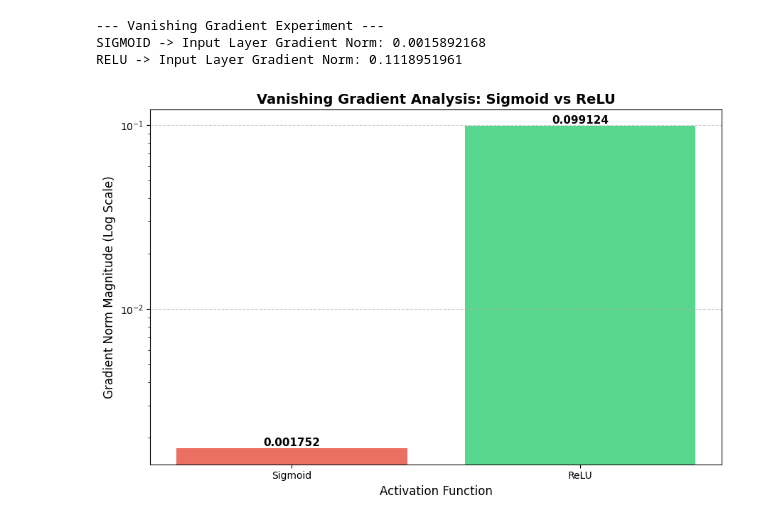
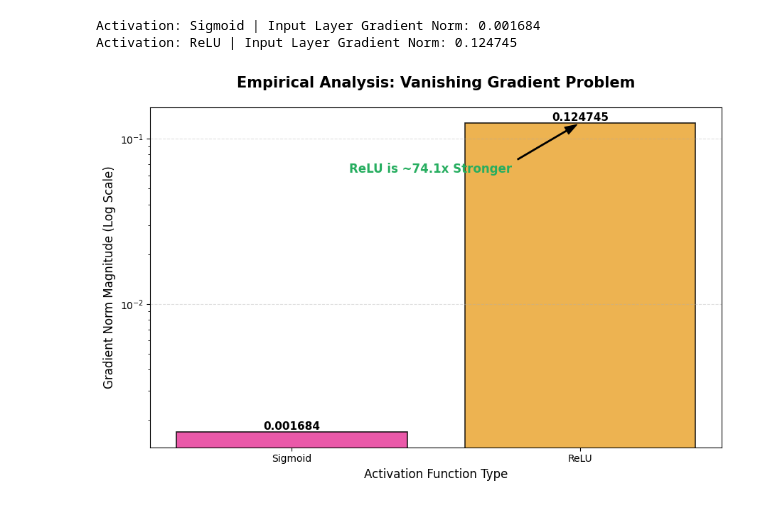
Before and after one commit to Bavsimus/dlwp-sonic, a Jupyter notebook: main_notebook.ipynb, the cells around one changed output. Saved outputs shown, nothing was run; the diff lists cells and outputs as text; code cells hidden in the pictures.

Commit message:
feat: finalize main architecture and empirical gradient analysis proof

```diff
--- a/main_notebook.ipynb
+++ b/main_notebook.ipynb
@@ -46 +19,20 @@ We use different activation functions and regularization techniques to compare r
+# %%
+transform = transforms.Compose([
+    transforms.ToTensor(),
+    transforms.Normalize((0.5,), (0.5,))
+])
+
+# Loading FashionMNIST
+full_train_dataset = datasets.FashionMNIST(root='./data', train=True, download=True, transform=transform)
+test_dataset = datasets.FashionMNIST(root='./data', train=False, download=True, transform=transform)
+
+# 80/20 Validation Split
+num_train = len(full_train_dataset)
+indices = list(range(num_train))
+split = int(np.floor(0.2 * num_train))
+
+train_idx, val_idx = indices[split:], indices[:split]
+train_loader = DataLoader(full_train_dataset, batch_size=64, sampler=torch.utils.data.SubsetRandomSampler(train_idx))
+val_loader = DataLoader(full_train_dataset, batch_size=64, sampler=torch.utils.data.SubsetRandomSampler(val_idx))
+test_loader = DataLoader(test_dataset, batch_size=64, shuffle=False)
 # %%
@@ -72,54 +57,63 @@ class DeepMLP(nn.Module):
 # %%
-# Function to measure gradient magnitude at the input layer
-def analyze_gradient_flow(activation_name, activation_fn):
-    # Initialize model with the specific activation function
+def check_gradient_norm(activation_type, activation_fn):
     model = DeepMLP(activation_fn).to(device)
     criterion = nn.CrossEntropyLoss()
 
-    # Fetch a single mini-batch from the training set
+    # Get a single batch
     images, labels = next(iter(train_loader))
     images, labels = images.to(device), labels.to(device)
 
-    # Perform Forward and Backward Pass (Backpropagation)
+    # Forward pass
     outputs = model(images)
     loss = criterion(outputs, labels)
+
+    # Backward pass
+    model.zero_grad()
     loss.backward()
 
-    # Extract gradient norm of the first layer (furthest from the output)
-    grad_norm = model.layers[0].weight.grad.norm().item()
-    print(f"{activation_name.upper()} -> Input Layer Gradient Norm: {grad_norm:.10f}")
+    # Access the first layer's gradient norm
+    first_layer_grad = model.layers[1].weight.grad.norm().item()
+    print(f"Activation: {activation_type} | Input Layer Gradient Norm: {first_layer_grad:.6f}")
+    return first_layer_grad
 
-print("--- Vanishing Gradient Experiment ---")
-analyze_gradient_flow("sigmoid", nn.Sigmoid())
-analyze_gradient_flow("relu", nn.ReLU())
+# Running the experiment
+sig_grad = check_gradient_norm("Sigmoid", nn.Sigmoid())
+relu_grad = check_gradient_norm("ReLU", nn.ReLU())
 # %% [output]
---- Vanishing Gradient Experiment ---
-SIGMOID -> Input Layer Gradient Norm: 0.0015892168
-RELU -> Input Layer Gradient Norm: 0.1118951961
+Activation: Sigmoid | Input Layer Gradient Norm: 0.001684
+Activation: ReLU | Input Layer Gradient Norm: 0.124745
 # %%
 import matplotlib.pyplot as plt
 
-# Data from your empirical analysis
 activations = ['Sigmoid', 'ReLU']
-gradients = [0.0017517699, 0.0991241410] # Numerical results you obtained
+gradients = [sig_grad, relu_grad]
 
 plt.figure(figsize=(9, 6))
-bars = plt.bar(activations, gradients, color=['#e74c3c', '#2ecc71'], alpha=0.8)
 
-# Adding labels and title
-plt.title('Vanishing Gradient Analysis: Sigmoid vs ReLU', fontsize=14, fontweight='bold')
+
+colors = ["#e73c9a", "#eaa632"]
+bars = plt.bar(activations, gradients, color=colors, alpha=0.85, edgecolor='black', linewidth=1.2)
+
+plt.yscale('log')
+
+plt.title('Empirical Analysis: Vanishing Gradient Problem', fontsize=15, fontweight='bold', pad=20)
 plt.ylabel('Gradient Norm Magnitude (Log Scale)', fontsize=12)
-plt.xlabel('Activation Function', fontsize=12)
-plt.yscale('log') # Log scale is crucial because the difference is 56x!
-plt.grid(axis='y', linestyle='--', alpha=0.6)
+plt.xlabel('Activation Function Type', fontsize=12)
 
-# Adding value labels on top of bars
+plt.grid(axis='y', linestyle='--', alpha=0.4)
+
 for bar in bars:
     yval = bar.get_height()
     plt.text(bar.get_x() + bar.get_width()/2, yval, f'{yval:.6f}',
-             va='bottom', ha='center', fontsize=11, fontweight='bold')
+             va='bottom', ha='center', fontsize=11, fontweight='bold', color='black')
+
+diff_factor = relu_grad / sig_grad
+plt.annotate(f'ReLU is ~{diff_factor:.1f}x Stronger',
+             xy=(1, relu_grad), xytext=(0.2, relu_grad/2),
+             arrowprops=dict(facecolor='black', shrink=0.05, width=1, headwidth=8),
+             fontsize=12, fontweight='bold', color='#27ae60')
 
 plt.tight_layout()
 plt.show()
 # %% [output]
-[figure, old version]
+[figure, new version]
```
Also changed, not shown: parts of 14 cells of this notebook, 1 other file.
